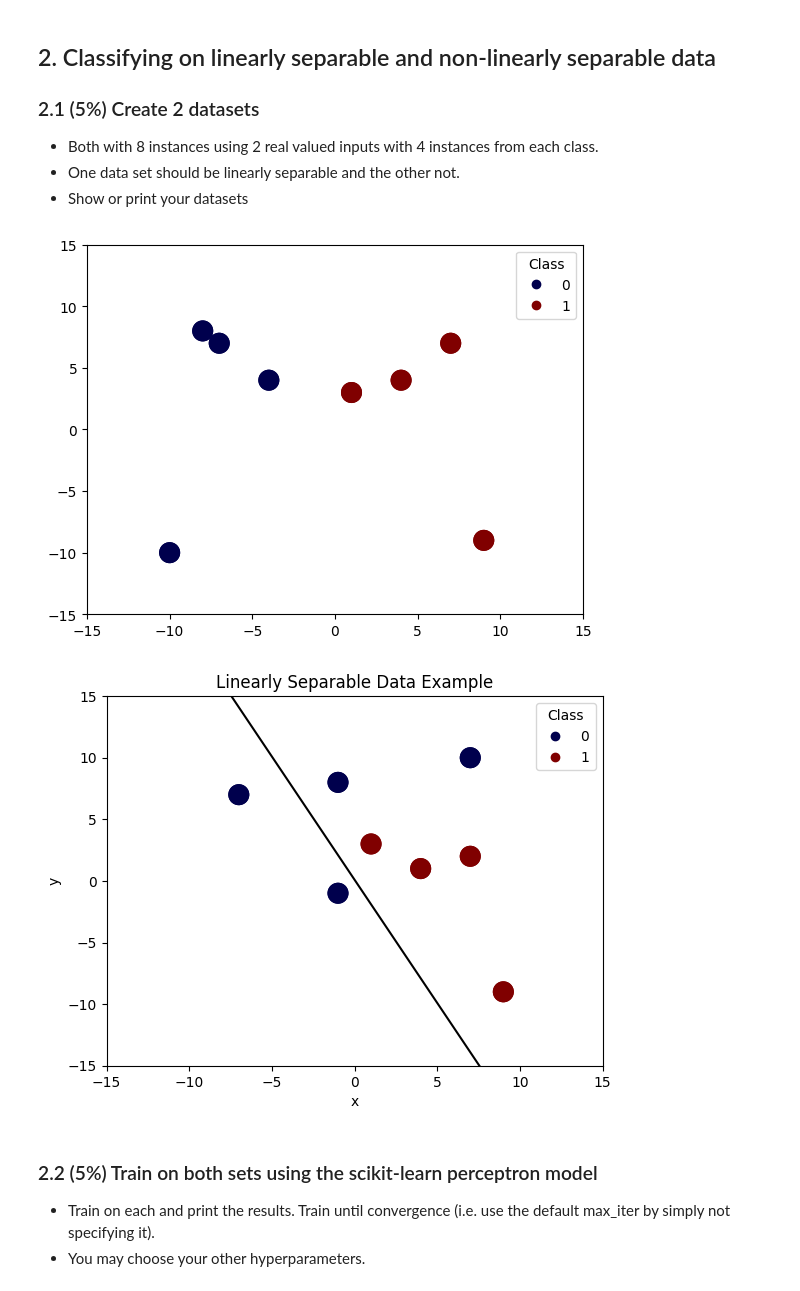
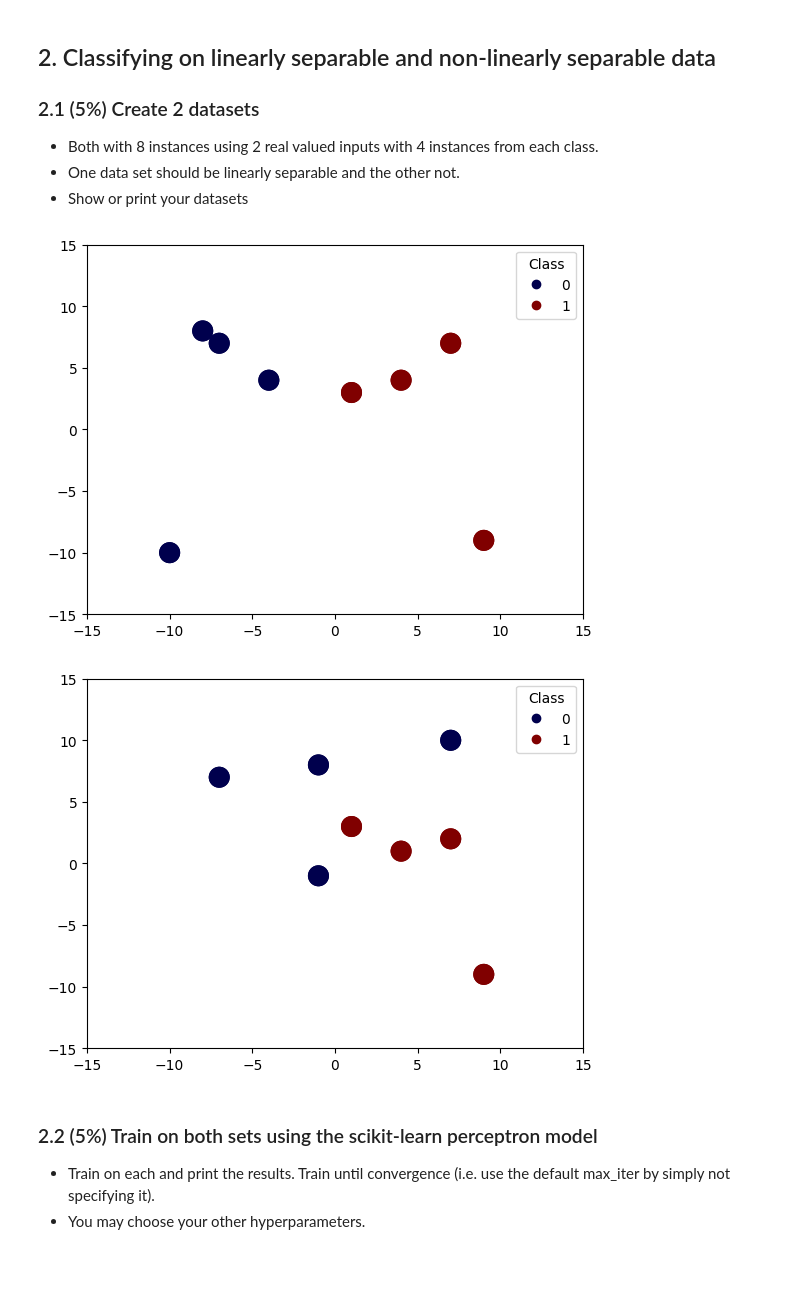
Before and after one commit to joansia9/Perceptron, a Jupyter notebook: Perceptron Lab.ipynb, the cells around one changed output. Saved outputs shown, nothing was run; the diff lists cells and outputs as text; code cells hidden in the pictures; blank space fills up the shorter version.

```diff
--- a/Perceptron Lab.ipynb
+++ b/Perceptron Lab.ipynb
@@ -166,49 +166,67 @@ plt.ylim(-15, 15)
 scatter = plt.scatter(linearlySep_data[:,0], linearlySep_data[:,1], c = labels, s=200, cmap='seismic')
 legend = plt.legend(*scatter.legend_elements(num=1), title="Class", loc='upper right') # Legend
 
+#calculating the slope
+
+#create the linearly seperable dataset ppn
+
+#bias = first data set ppn.w_[0]
+
+#M = 2nd / 3rd -ppn.w_[1]/ppn.w_[2]
+
+#B = -bias / 3rd data set
+
+#y = M * x + B
+
+#plt.plot(x,y,"g-")
+
 # Display the plot
 plt.show()
 
 
 # Data points (Nonlinearly separable data)
 NonlinearlySep_data = np.array([[-1, -1],  # Class R
                              [-7, 7],     # Class R
                              [7, 10],     # Class R
                              [-1, 8],     # Class R
                              [1, 3],      # Class B
                              [4, 1],      # Class B
                              [7, 2],      # Class B
                              [9, -9]])    # Class B
 
 # Labels for the classes
 labels = np.array([0, 0, 0, 0, 1, 1, 1, 1])  # Class R (0) and Class B (1)
 
 # Create a scatter plot of data
 plt.scatter(NonlinearlySep_data[:, 0], NonlinearlySep_data[:, 1], c=labels, s=200, cmap='seismic')
 # Set the limits for the axes (auto-scaled based on the data range)
 plt.xlim(-15, 15)
 plt.ylim(-15, 15)
 
-# the correct slope and intercept using your learned weights and bias.
-xlist = np.linspace(-10.0, 10.0, 100) # create 100 evenly spaced points between -1 and 1 for the x axis
-ylist = np.linspace(-10.0, 10.0, 100) # create 100 evenly spaced points between -1 and 1 for the y axis
-slope = -2  # made up
-intercept = 0.1 # made up
-eq = slope*xlist + intercept
-plt.plot(xlist,  eq, '-k', )
-plt.title('Linearly Separable Data Example')
-plt.xlabel('x')
-plt.ylabel('y')
 
 # Create a scatter plot of data
 scatter = plt.scatter(NonlinearlySep_data[:,0], NonlinearlySep_data[:,1], c = labels, s=200, cmap='seismic')
 legend = plt.legend(*scatter.legend_elements(num=1), title="Class", loc='upper right') # Legend
 
+#calculating the slope
+
+#create the linearly seperable dataset ppn
+
+#bias = first data set ppn.w_[0]
+
+#M = 2nd / 3rd -ppn.w_[1]/ppn.w_[2]
+
+#B = -bias / 3rd data set
+
+#y = M * x + B
+
+#plt.plot(x,y,"g-")
+
 # Display the plot
 plt.show()
 # %% [output]
 [figure]
-[figure, old version]
+[figure, new version]
 # %% [markdown]
 ### 2.2 (5%) Train on both sets using the scikit-learn perceptron model
 - Train on each and print the results. Train until convergence (i.e. use the default max_iter by simply not specifying it).
```
Also changed, not shown: parts of 2 cells of this notebook.
